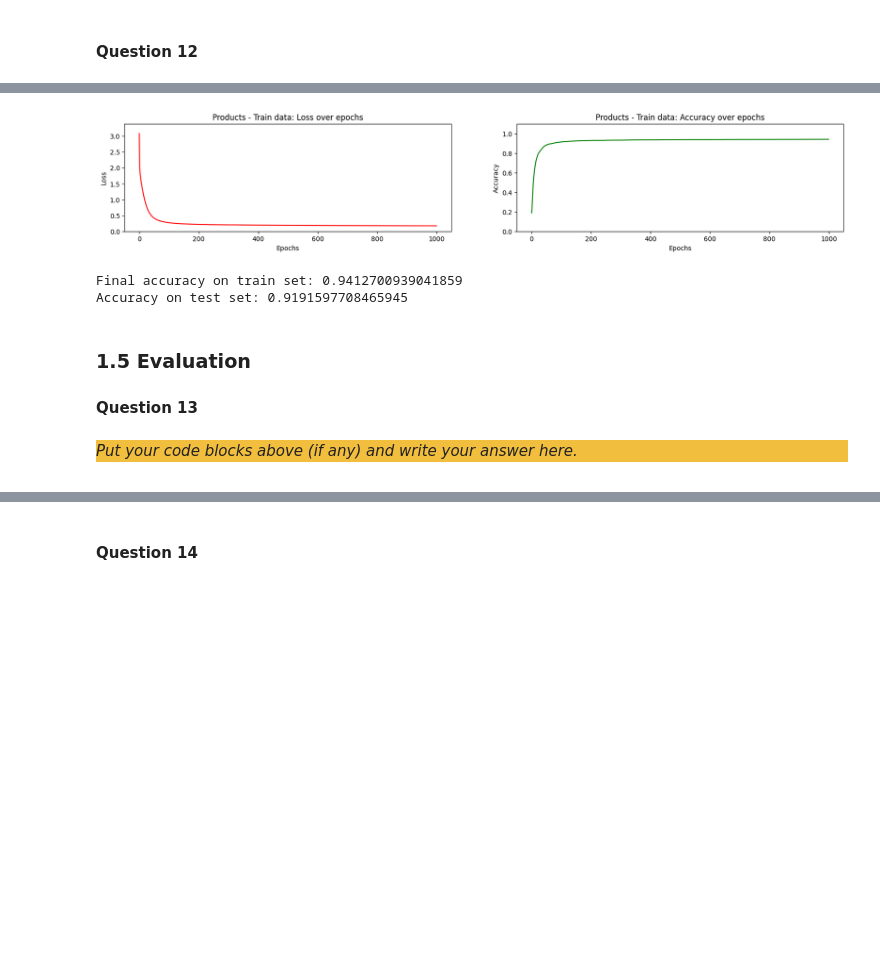
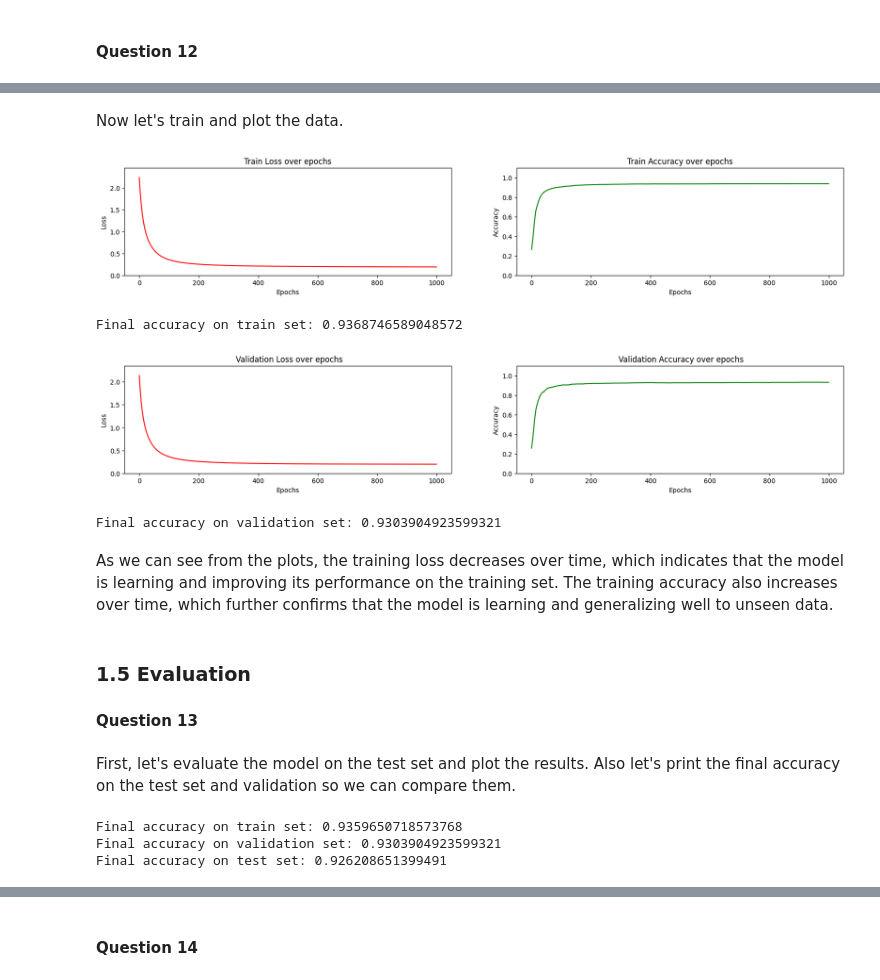
Before and after one commit to zain1290/Artificial-Neural-Network, a Jupyter notebook: src/Drago.ipynb, the cells around one changed output, grey strips where cells are left out. Saved outputs shown, nothing was run; the diff lists cells and outputs as text; code cells hidden in the pictures; blank space fills up the shorter version.

Commit message:
drago toolbox and sci-kit learn questions

```diff
--- a/src/Drago.ipynb
+++ b/src/Drago.ipynb
@@ -467,0 +420,5 @@ To ensure reproducibility, we used the function `np.random.seed()`
+# %%
+mean, std = np.mean(X_train, axis=0), np.std(X_train, axis=0) + 1e-9
+X_train = (X_train - mean) / std
+X_val = (X_val - mean) / std
+X_test = (X_test - mean) / std
@@ -613,33 +711,42 @@ We see that this network converges extremely fast and obtains accuracy of ~93.6%
+# %% [markdown]
+Now let's train and plot the data.
 # %%
 np.random.seed(1234)
-p = Network([Linear(10, 30, init_strategy="he"), Activation(ReLU()),
-             Linear(30, 30, init_strategy="he"), Activation(ReLU()),
-              Linear(30, 30, init_strategy="he"), Activation(ReLU()),
-             Linear(30, 7, init_strategy="xavier")])
 
-losses, accuracies = train(p, features[train_idx], labels[train_idx],
-                      SoftmaxCrossEntropy(),
-                      lambda x: np.argmax(x, axis=1),
-                      lr=0.1, epochs=1000)
+p = Network([Linear(10, 25, init_strategy="he"), Activation(ReLU()),
+                     Linear(25, 7, init_strategy="xavier")])
 
-plot_accuracy_loss(losses, accuracies, title="Products - Train data: ")
+losses, accuracies, losses_val, accuracies_val, losses_test, accuracies_test, epochs = train_with_extended_history(p,
+                                   X_train, y_train,
+                                   X_val, y_val,
+                                   X_test, y_test,
+                                   SoftmaxCrossEntropy(),
+                                   lambda x: np.argmax(x, axis=1),
+                                   lr=0.1,
+                                   epochs=1000)
+
+plot_accuracy_loss(losses, accuracies, title="Train ")
 print("Final accuracy on train set:", accuracies[-1])
-
-predicted_labels = np.argmax( p.forward(features[test_idx]), axis=1)
-
-test_accuracy = accuracy(labels[test_idx], predicted_labels)
-print("Accuracy on test set:", test_accuracy)
+plot_accuracy_loss(losses_val, accuracies_val, title=" Validation ")
+print("Final accuracy on validation set:", accuracies_val[-1])
 # %% [output]
-[figure, old version]
+[figure, new version]
-Final accuracy on train set: 0.9412700939041859
-Accuracy on test set: 0.9191597708465945
+Final accuracy on train set: 0.9368746589048572
+[figure, added]
+Final accuracy on validation set: 0.9303904923599321
+# %% [markdown]
+As we can see from the plots, the training loss decreases over time, which indicates that the model is learning and improving its performance on the training set. The training accuracy also increases over time, which further confirms that the model is learning and generalizing well to unseen data.
 # %% [markdown]
 ### 1.5 Evaluation
 
 #### Question 13
-# %% [markdown]
-<div style="background-color:#f1be3e">
-
-_Put your code blocks above (if any) and write your answer here._
-
-</div>
+# %% [markdown]
+First, let's evaluate the model on the test set and plot the results. Also let's print the final accuracy on the test set and validation so we can compare them.
+# %%
+print("Final accuracy on train set:", accuracies[-1])
+print("Final accuracy on validation set:", accuracies_val[-1])
+print("Final accuracy on test set:", accuracies_test[-1])
+# %% [output]
+Final accuracy on train set: 0.9359650718573768
+Final accuracy on validation set: 0.9303904923599321
+Final accuracy on test set: 0.926208651399491
```
Also changed, not shown: parts of 116 cells of this notebook, 1 other file.
